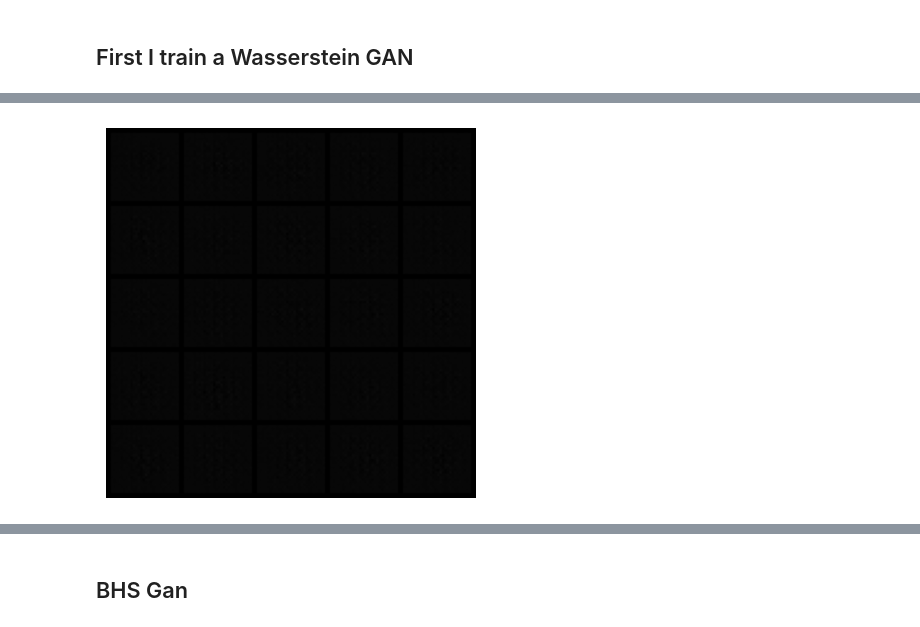
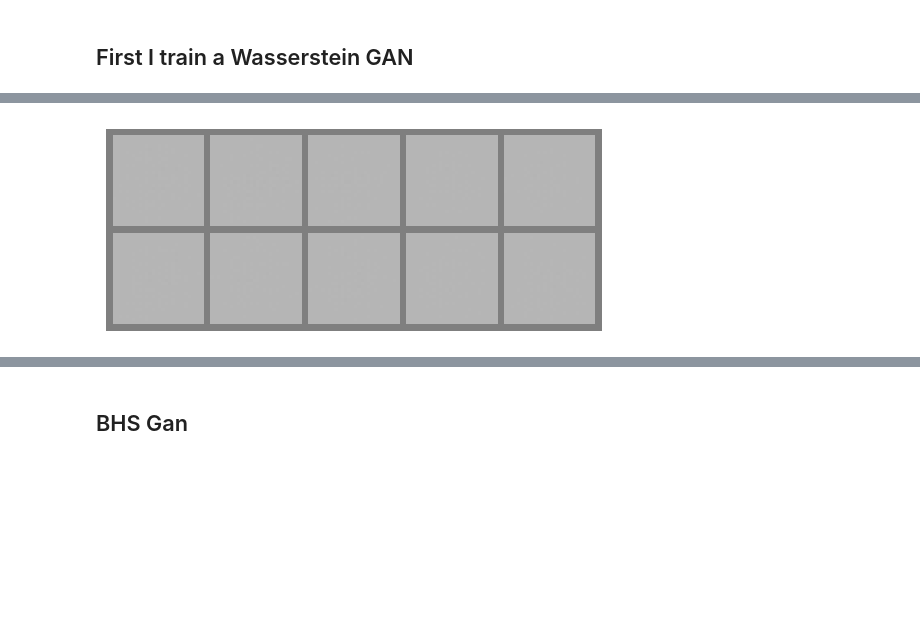
Before and after one commit to AlexF1994/bhsgan, a Jupyter notebook: mnist.ipynb, the cells around one changed output, grey strips where cells are left out. Saved outputs shown, nothing was run; the diff lists cells and outputs as text; code cells hidden in the pictures; blank space fills up the shorter version.

```diff
--- a/mnist.ipynb
+++ b/mnist.ipynb
@@ -67,13 +69,13 @@ Total no. of batches present in trainloader: 469
 # %%
 latent_dim = 100
-training_params = TrainingParams(lr=0.0002, num_epochs=10, num_dis_updates=5, beta_1=0.5, batch_size=batch_size)
-test_noise = get_noise(25, latent_dim)
+training_params = TrainingParams(lr=0.0002, num_epochs=1, num_dis_updates=5, beta_1=0.5, batch_size=batch_size)
+test_noise = get_noise(batch_size, latent_dim, device)
 # %% [markdown]
 ## First I train a Wasserstein GAN
 # %%
 generator_wasserstein = GeneratorWassersteinMnist(latent_dim).apply(init_weights)
 discriminator_wasserstein = DiscriminatorWassersteinMnist().apply(init_weights)
-trainer_wgan = Trainer(training_params, generator_wasserstein, discriminator_wasserstein)
+trainer_wgan = Trainer(training_params, generator_wasserstein, discriminator_wasserstein, device)
 # %%
 # training loop
 trained_wgan = trainer_wgan.train_gan(dataloader, get_dis_loss_wasserstein, get_gen_loss_wasserstein, True, noise_dim=latent_dim)
@@ -91,6 +84,6 @@ Epoch 9 training... done, took 656.0 seconds.
 # %%
 # show generated images
-generated_images_wasserstein = trained_wgan.generator(test_noise)
-plot_tensor_images(generated_images_wasserstein, num_images=25)
+generated_images_wasserstein = (trained_wgan.generator(test_noise)+1)/2
+plot_tensor_images(generated_images_wasserstein, num_images=10)
 # %% [output]
-[figure, old version]
+[figure, new version]
```
Also changed, not shown: parts of 9 cells of this notebook, 4 other files.
